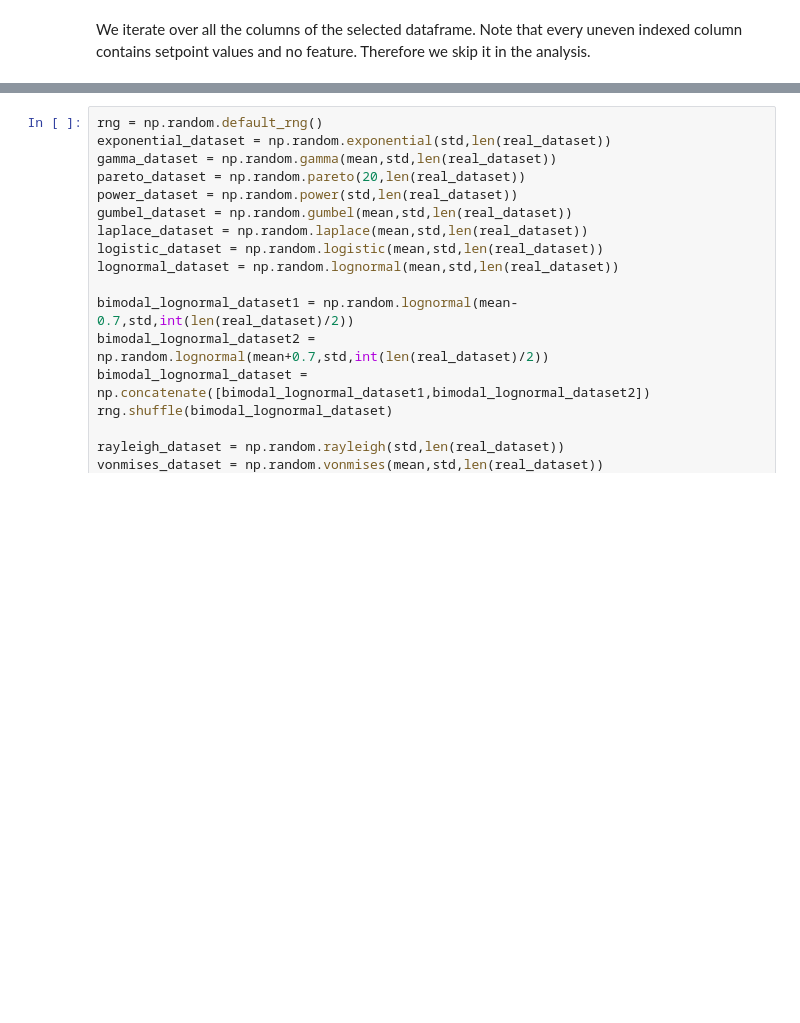
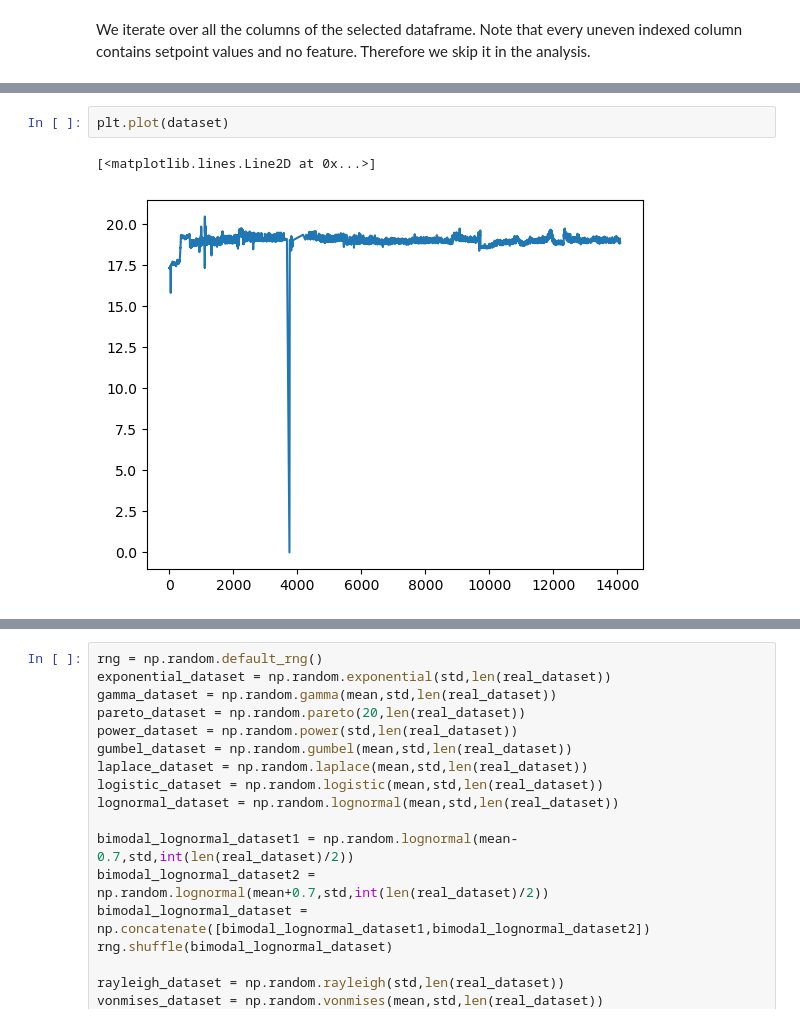
Before and after one commit to davidmichelsTUB/stochastic-data, a Jupyter notebook: preprocessing.ipynb, the cells around one changed output, grey strips where cells are left out. Cells and saved outputs as stored; diff of their text form; blank space fills up the shorter version.

```diff
--- a/preprocessing.ipynb
+++ b/preprocessing.ipynb
@@ -171,0 +155,5 @@ plot_data(np.random.wald(mean,300,len(real_dataset)),"twest")
+# %%
+plt.plot(dataset)
+# %% [output]
+[<matplotlib.lines.Line2D at 0x...>]
+[figure, added]
```
Also changed, not shown: parts of 23 cells of this notebook, 2 other files.
